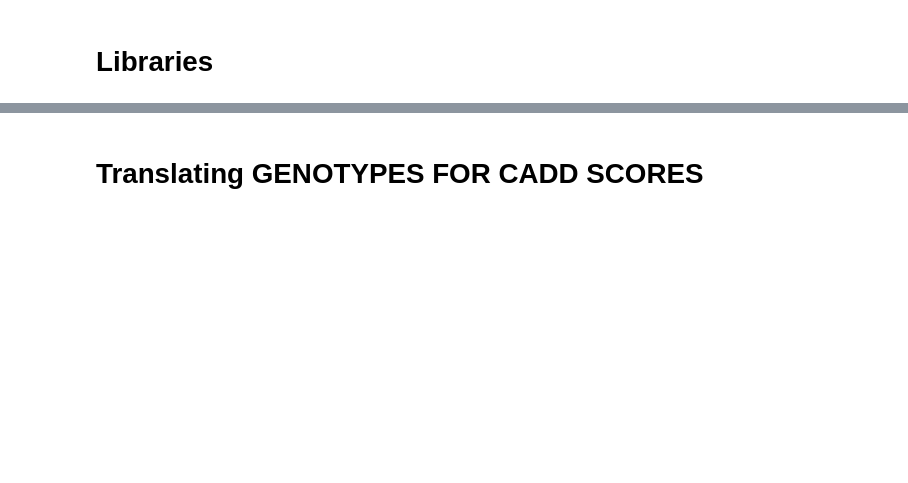
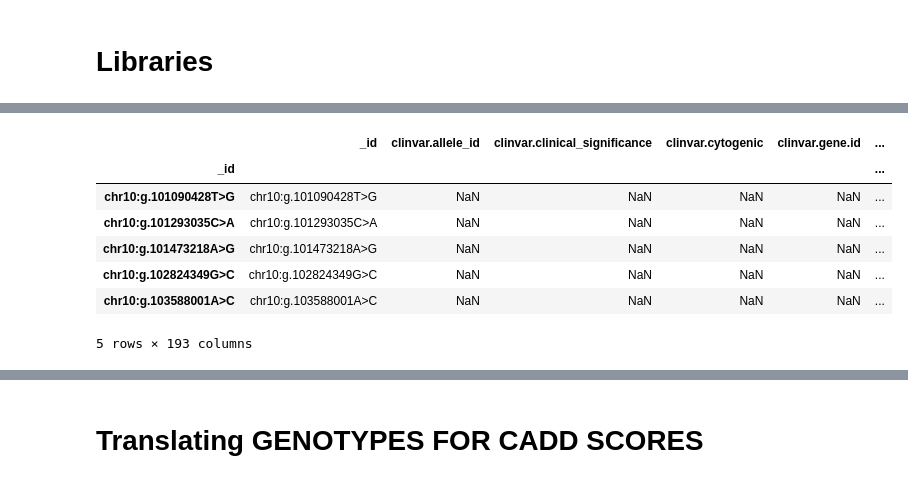
Before and after one commit to SuLab/fiSSEA, a Jupyter notebook: ipynb/fiSSEA.ipynb, the cells around one changed output, grey strips where cells are left out. Saved outputs shown, nothing was run; the diff lists cells and outputs as text; code cells hidden in the pictures; blank space fills up the shorter version.

```diff
--- a/ipynb/fiSSEA.ipynb
+++ b/ipynb/fiSSEA.ipynb
@@ -192,0 +466,12 @@ cadd_dict_replace = {'hgvs_a2':cadd_dict, 'hgvs_a1':cadd_dict}
+# %%
+cadd_df_af.af.fillna(value='0.0002', inplace=True)  #1/5008 not seen in 1000g chromosomes
+cadd_df_af.head()
+# %% [output]
+|  | _id | clinvar.allele_id | clinvar.clinical_significance | clinvar.cytogenic | clinvar.gene.id | ... |
+| _id |  |  |  |  |  | ... |
+| chr10:g.101090428T>G | chr10:g.101090428T>G | NaN | NaN | NaN | NaN | ... |
+| chr10:g.101293035C>A | chr10:g.101293035C>A | NaN | NaN | NaN | NaN | ... |
+| chr10:g.101473218A>G | chr10:g.101473218A>G | NaN | NaN | NaN | NaN | ... |
+| chr10:g.102824349G>C | chr10:g.102824349G>C | NaN | NaN | NaN | NaN | ... |
+| chr10:g.103588001A>C | chr10:g.103588001A>C | NaN | NaN | NaN | NaN | ... |
+5 rows × 193 columns
```
Also changed, not shown: parts of 101 cells of this notebook.
